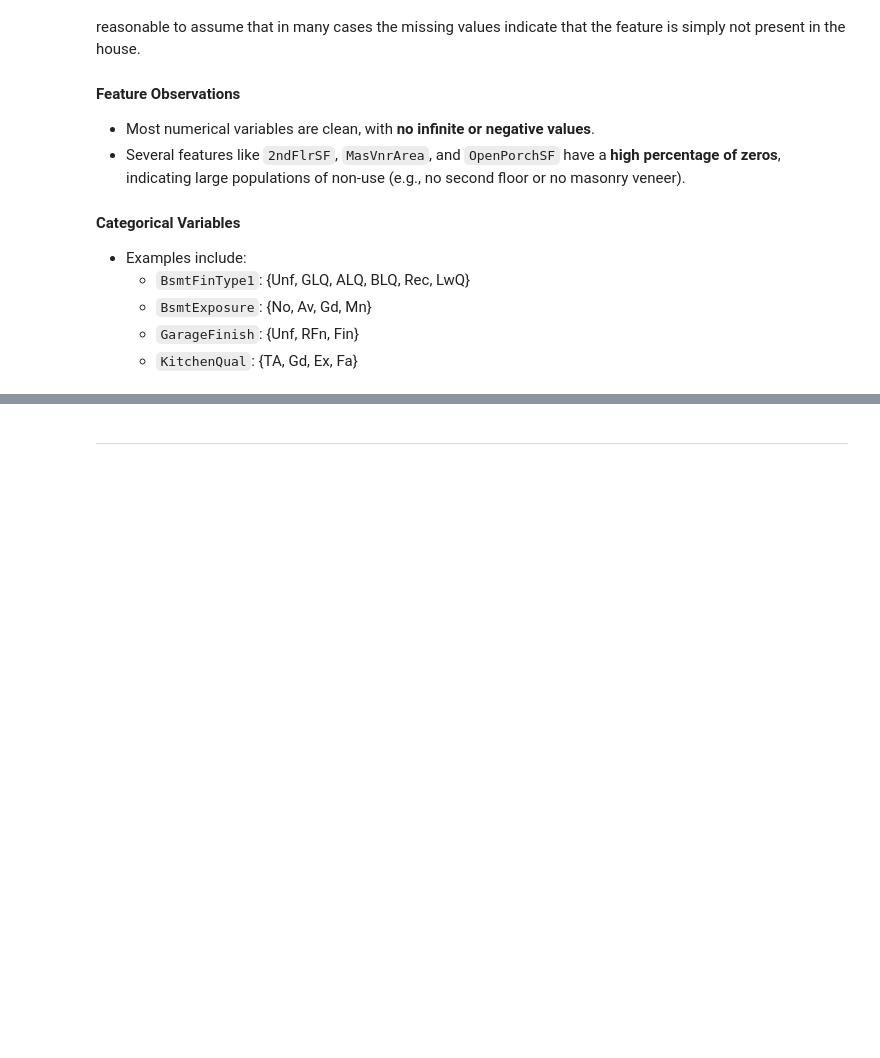
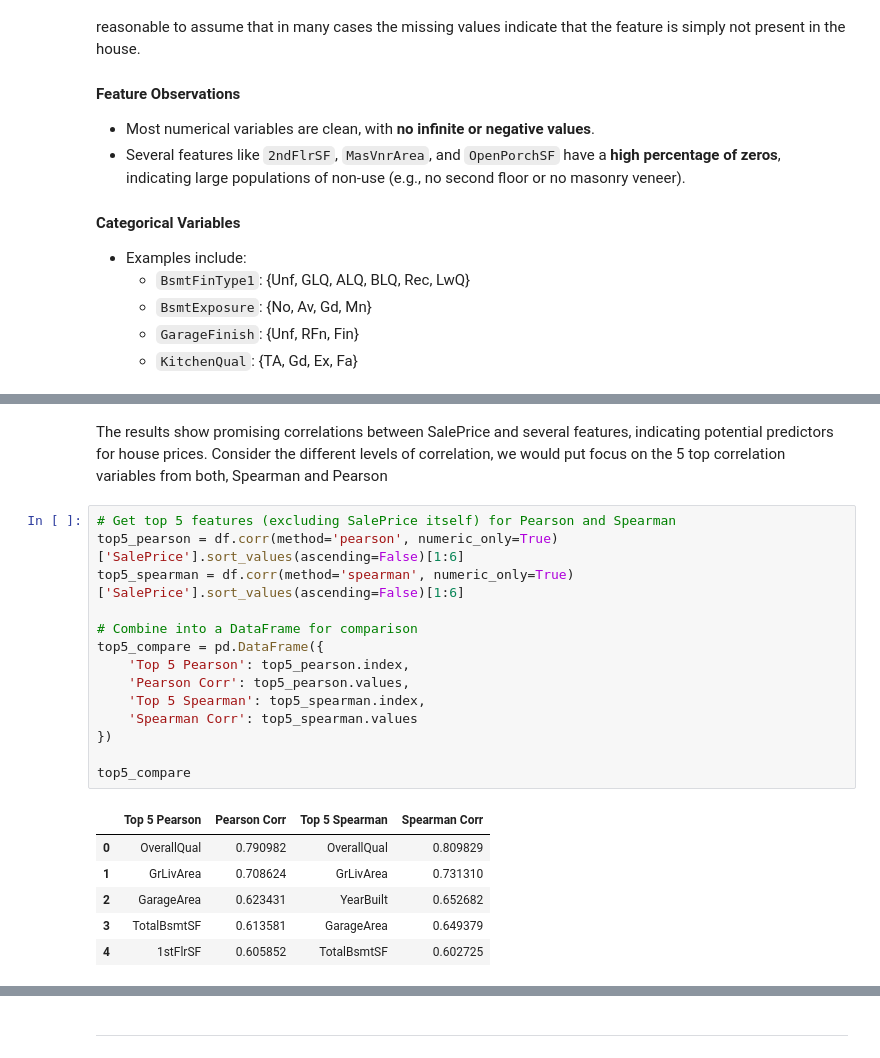
Before and after one commit to galindo89/heritage-housing-ml-pgz, a Jupyter notebook: jupyter_notebooks/Data_Analysis.ipynb, the cells around one changed output, grey strips where cells are left out. Cells and saved outputs as stored; diff of their text form; blank space fills up the shorter version.

```diff
--- a/jupyter_notebooks/Data_Analysis.ipynb
+++ b/jupyter_notebooks/Data_Analysis.ipynb
@@ -231,0 +240,23 @@ for feature in top_corr.index:
+# %% [markdown]
+The results show promising correlations between SalePrice and several features, indicating potential predictors for house prices. Consider the different levels of correlation, we would put focus on the 5 top correlation variables from both, Spearman and Pearson
+# %%
+# Get top 5 features (excluding SalePrice itself) for Pearson and Spearman
+top5_pearson = df.corr(method='pearson', numeric_only=True)['SalePrice'].sort_values(ascending=False)[1:6]
+top5_spearman = df.corr(method='spearman', numeric_only=True)['SalePrice'].sort_values(ascending=False)[1:6]
+
+# Combine into a DataFrame for comparison
+top5_compare = pd.DataFrame({
+    'Top 5 Pearson': top5_pearson.index,
+    'Pearson Corr': top5_pearson.values,
+    'Top 5 Spearman': top5_spearman.index,
+    'Spearman Corr': top5_spearman.values
+})
+
+top5_compare
+# %% [output]
+|  | Top 5 Pearson | Pearson Corr | Top 5 Spearman | Spearman Corr |
+| 0 | OverallQual | 0.790982 | OverallQual | 0.809829 |
+| 1 | GrLivArea | 0.708624 | GrLivArea | 0.731310 |
+| 2 | GarageArea | 0.623431 | YearBuilt | 0.652682 |
+| 3 | TotalBsmtSF | 0.613581 | GarageArea | 0.649379 |
+| 4 | 1stFlrSF | 0.605852 | TotalBsmtSF | 0.602725 |
```
Also changed, not shown: parts of 11 cells of this notebook, 1 other file.
